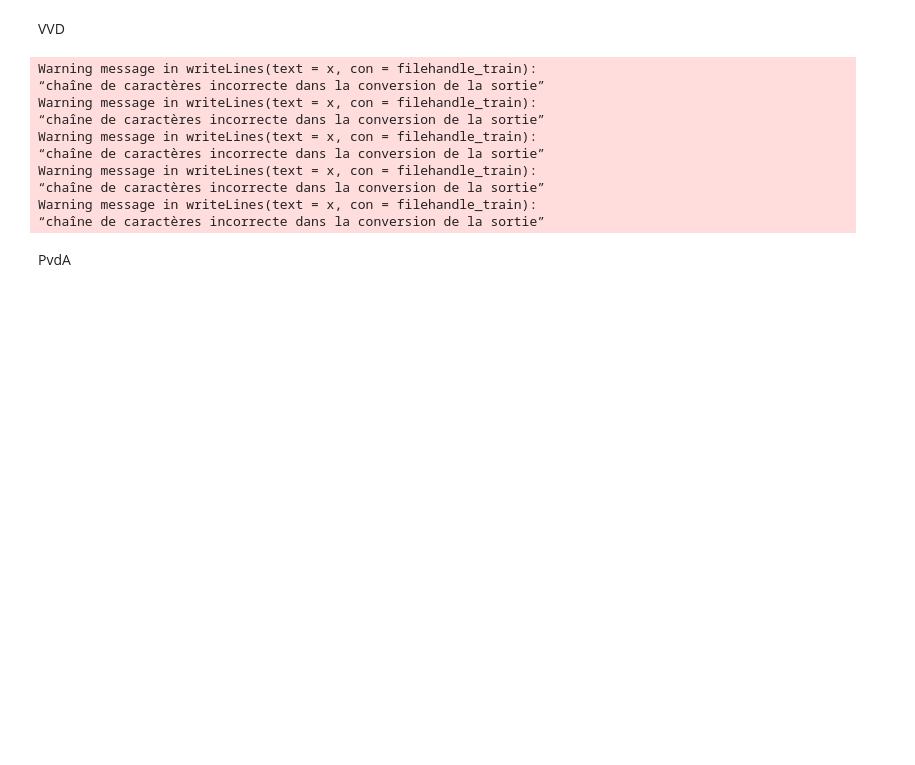
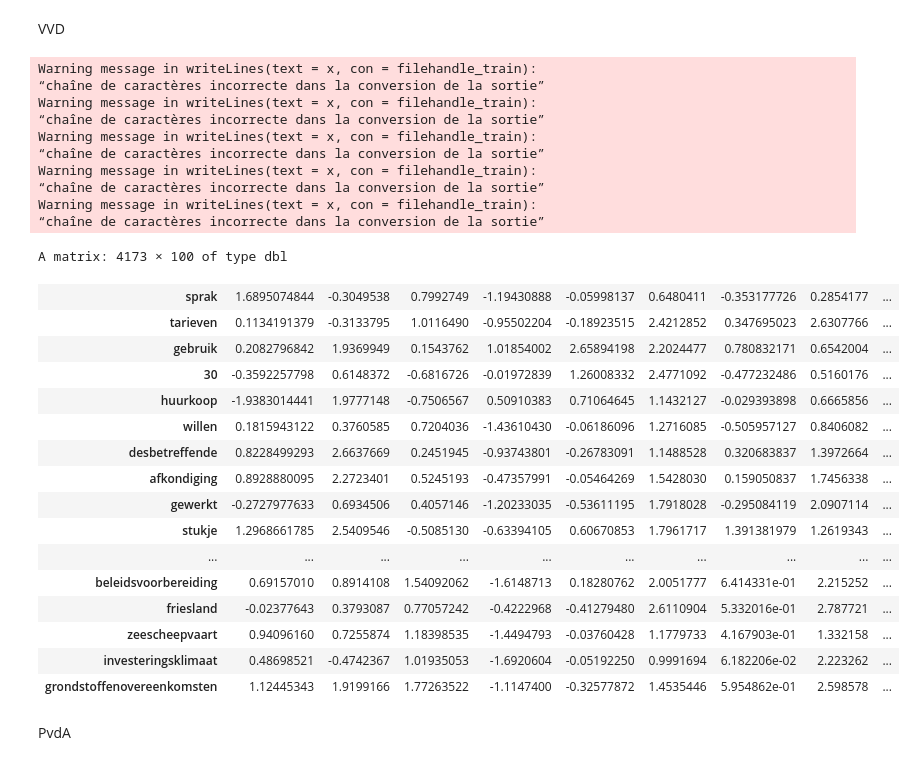
Before and after one commit to jdh-observer/jdh001-9HcfToh7EYm8, a Jupyter notebook: 1_load_train_7075.ipynb, the cells around one changed output. Saved outputs shown, nothing was run; the diff lists cells and outputs as text; code cells hidden in the pictures; blank space fills up the shorter version.

```diff
--- a/1_load_train_7075.ipynb
+++ b/1_load_train_7075.ipynb
@@ -70,9 +88,9 @@ files2 %>%
 # set as character
 cpn.7075 <- as.character(cpn.7075$text)
 # %%
-# train model
-# train word2vec
-model.cpn.7075 <- word2vec(x = cpn.7075, min_count = 5, threads = 4, type = 'skip-gram', dim = 100, iter = 20 )
+# train model train word2vec
+model.cpn.7075 <- word2vec(x = cpn.7075, min_count = 5, threads = 4, type = "skip-gram",
+    dim = 100, iter = 20)
 # %% [output]
 Warning message in writeLines(text = x, con = filehandle_train):
 “chaîne de caractères incorrecte dans la conversion de la sortie”
@@ -89,9 +108,9 @@ files2 %>%
 # set as character
 vvd.7075 <- as.character(vvd.7075$text)
 # %%
-# train model
-# train word2vec
-model.vvd.7075 <- word2vec(x = vvd.7075, min_count = 5, threads = 4, type = 'skip-gram', dim = 100)
+# train model train word2vec
+model.vvd.7075 <- word2vec(x = vvd.7075, min_count = 5, threads = 4, type = "skip-gram",
+    dim = 100)
 # %% [output]
 Warning message in writeLines(text = x, con = filehandle_train):
 “chaîne de caractères incorrecte dans la conversion de la sortie”
@@ -106,6 +125,26 @@ Warning message in writeLines(text = x, con = filehandle_train):
 # %%
 # create matrix
 emb.vvd.7075 <- as.matrix(model.vvd.7075)
+# %%
+emb.vvd.7075
+# %% [output]
+A matrix: 4173 × 100 of type dbl
+| sprak | 1.6895074844 | -0.3049538 | 0.7992749 | -1.19430888 | -0.05998137 | 0.6480411 | -0.353177726 | 0.2854177 | ... |
+| tarieven | 0.1134191379 | -0.3133795 | 1.0116490 | -0.95502204 | -0.18923515 | 2.4212852 | 0.347695023 | 2.6307766 | ... |
+| gebruik | 0.2082796842 | 1.9369949 | 0.1543762 | 1.01854002 | 2.65894198 | 2.2024477 | 0.780832171 | 0.6542004 | ... |
+| 30 | -0.3592257798 | 0.6148372 | -0.6816726 | -0.01972839 | 1.26008332 | 2.4771092 | -0.477232486 | 0.5160176 | ... |
+| huurkoop | -1.9383014441 | 1.9777148 | -0.7506567 | 0.50910383 | 0.71064645 | 1.1432127 | -0.029393898 | 0.6665856 | ... |
+| willen | 0.1815943122 | 0.3760585 | 0.7204036 | -1.43610430 | -0.06186096 | 1.2716085 | -0.505957127 | 0.8406082 | ... |
+| desbetreffende | 0.8228499293 | 2.6637669 | 0.2451945 | -0.93743801 | -0.26783091 | 1.1488528 | 0.320683837 | 1.3972664 | ... |
+| afkondiging | 0.8928880095 | 2.2723401 | 0.5245193 | -0.47357991 | -0.05464269 | 1.5428030 | 0.159050837 | 1.7456338 | ... |
+| gewerkt | -0.2727977633 | 0.6934506 | 0.4057146 | -1.20233035 | -0.53611195 | 1.7918028 | -0.295084119 | 2.0907114 | ... |
+| stukje | 1.2968661785 | 2.5409546 | -0.5085130 | -0.63394105 | 0.60670853 | 1.7961717 | 1.391381979 | 1.2619343 | ... |
+| ... | ... | ... | ... | ... | ... | ... | ... | ... | ... |
+| beleidsvoorbereiding | 0.69157010 | 0.8914108 | 1.54092062 | -1.6148713 | 0.18280762 | 2.0051777 | 6.414331e-01 | 2.215252 | ... |
+| friesland | -0.02377643 | 0.3793087 | 0.77057242 | -0.4222968 | -0.41279480 | 2.6110904 | 5.332016e-01 | 2.787721 | ... |
+| zeescheepvaart | 0.94096160 | 0.7255874 | 1.18398535 | -1.4494793 | -0.03760428 | 1.1779733 | 4.167903e-01 | 1.332158 | ... |
+| investeringsklimaat | 0.48698521 | -0.4742367 | 1.01935053 | -1.6920604 | -0.05192250 | 0.9991694 | 6.182206e-02 | 2.223262 | ... |
+| grondstoffenovereenkomsten | 1.12445343 | 1.9199166 | 1.77263522 | -1.1147400 | -0.32577872 | 1.4535446 | 5.954862e-01 | 2.598578 | ... |
 # %% [markdown]
 PvdA
 # %%
```
Also changed, not shown: parts of 21 cells of this notebook.
